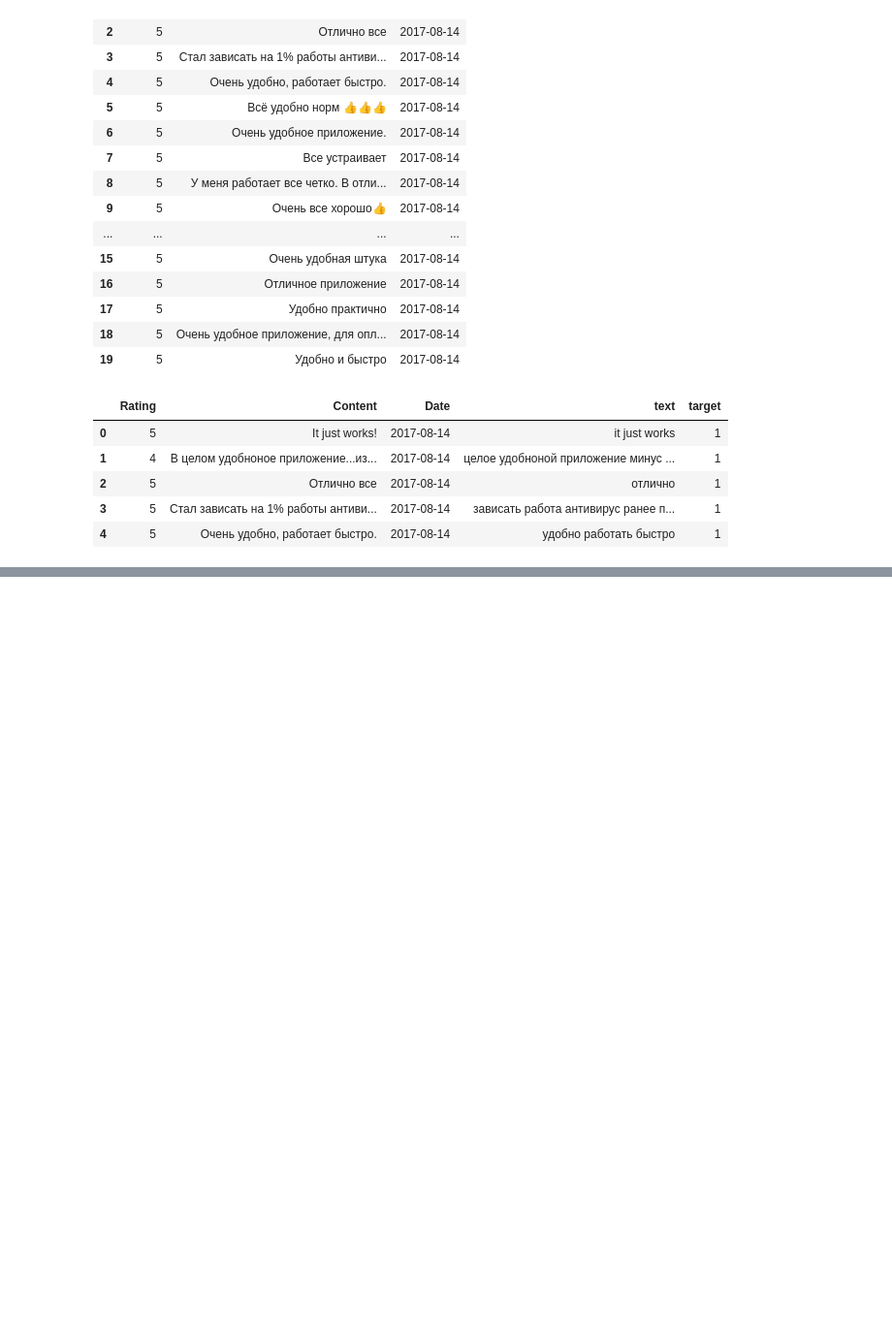
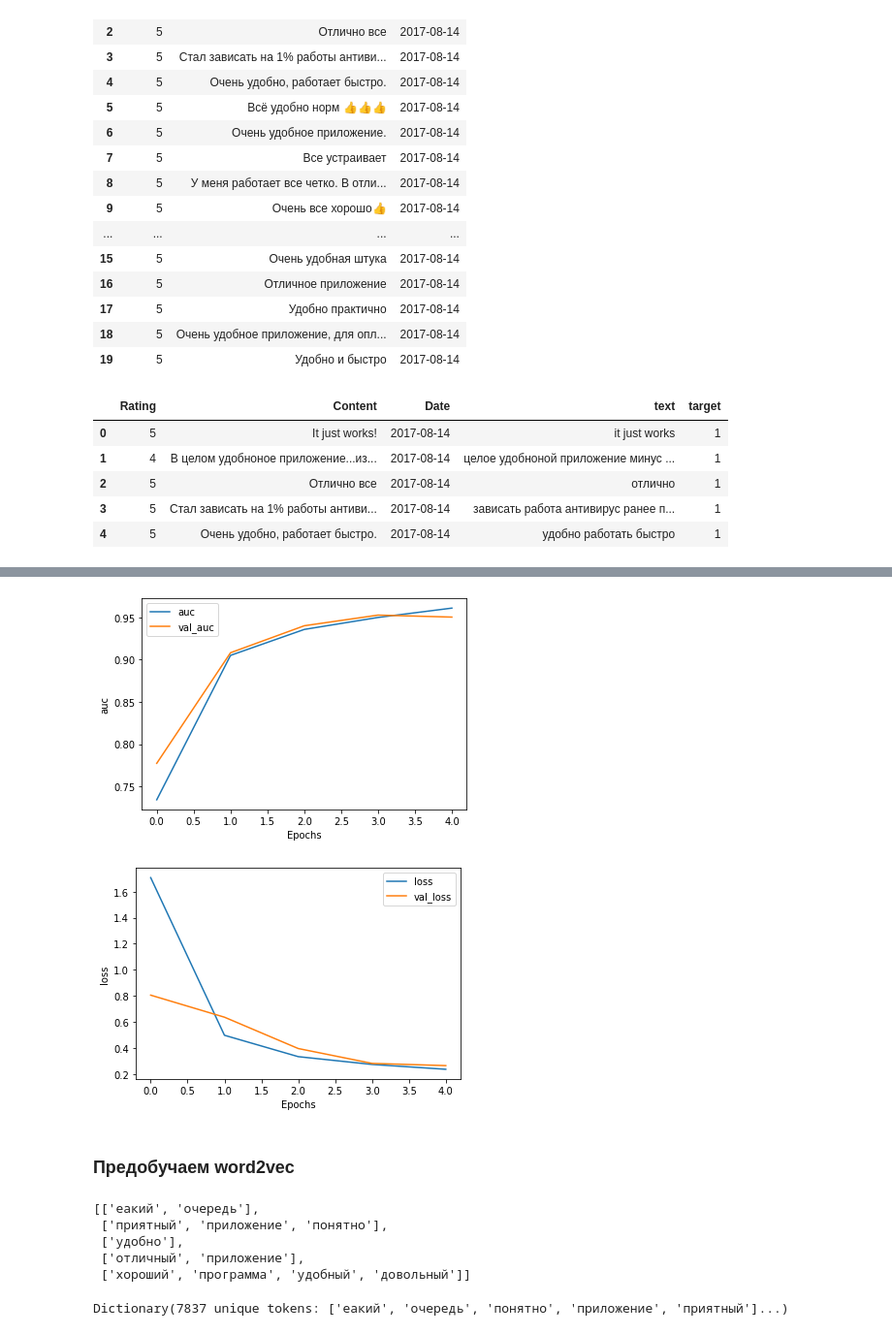
Before and after one commit to annulet/NLP, a Jupyter notebook: hw_5.ipynb, the cells around one changed output, grey strips where cells are left out. Shown at 97% size. Drawn from its saved outputs; the diff is of its cells as text; code cells hidden in the pictures; blank space fills up the shorter version.

```diff
--- a/hw_5.ipynb
+++ b/hw_5.ipynb
@@ -113,7 +126,7 @@ X_val = tokenizer.texts_to_sequences(X_val)
 X_val = pad_sequences(X_val, padding='post')
 # %%
 BUFFER_SIZE = X_train.shape[0]
-BATCH_SIZE = 64
+BATCH_SIZE = 128
 
 train_dataset = tf.data.Dataset.from_tensor_slices((X_train, y_train))
 train_dataset = train_dataset.shuffle(BUFFER_SIZE)
@@ -123,16 +136,23 @@ val_dataset = tf.data.Dataset.from_tensor_slices((X_val, y_val))
 val_dataset = val_dataset.padded_batch(BATCH_SIZE)
 # %%
 VOCAB_SIZE = len(word_index)+1
-EMBEDDING_DIM = 32
-WEIGHT_DECAY = 0.001
+EMBEDDING_DIM = 128
+WEIGHT_DECAY = 0.005
 wd = tf.keras.regularizers.l2(WEIGHT_DECAY)
 
 model = tf.keras.Sequential([
     tf.keras.layers.Embedding(VOCAB_SIZE, EMBEDDING_DIM),
+    tf.keras.layers.Dropout(0.5),
+    tf.keras.layers.Conv1D(128, 2, activation='relu', kernel_regularizer=wd),
+    tf.keras.layers.BatchNormalization(),
+    tf.keras.layers.Conv1D(128, 3, activation='relu', kernel_regularizer=wd),
+    tf.keras.layers.Conv1D(128, 4, activation='relu', kernel_regularizer=wd),
     tf.keras.layers.Conv1D(128, 5, activation='relu', kernel_regularizer=wd),
-    tf.keras.layers.GlobalAveragePooling1D(),
-    tf.keras.layers.Dense(32, activation='relu'),
-    tf.keras.layers.Dropout(0.5),
+    tf.keras.layers.GlobalMaxPooling1D(),
+    tf.keras.layers.Dense(32, activation='relu', kernel_regularizer=wd),
+    tf.keras.layers.Dropout(0.6),
+    tf.keras.layers.Dense(32, activation='relu', kernel_regularizer=wd),
+    tf.keras.layers.Dropout(0.6),
     tf.keras.layers.Dense(1, activation='sigmoid')
 ])
 
@@ -161,9 +178,10 @@ _________________________________________________________________
 # %%
 %%time
-num_epochs = 15
+num_epochs = 5
 model.compile(optimizer='adam',
               loss='binary_crossentropy',
-              metrics=['accuracy'])
+              metrics=[tf.keras.metrics.AUC()])
+
 
 history = model.fit(
     train_dataset,
@@ -189,0 +202,17 @@ Wall time: 29.6 s
+# %%
+def plot_graphs(history, string):
+    plt.plot(history.history[string])
+    plt.plot(history.history['val_'+string])
+    plt.xlabel("Epochs")
+    plt.ylabel(string)
+    plt.legend([string, 'val_'+string])
+    plt.show()
+
+
+plot_graphs(history, "auc")
+plot_graphs(history, "loss")
+# %% [output]
+[figure, added]
+[figure, added]
+# %% [markdown]
+### Предобучаем word2vec
@@ -189,0 +227,16 @@ Wall time: 29.6 s
+# %%
+docs = X_train.tolist()
+text_corpus = [[word for word in document.split()] for document in docs]
+text_corpus[:5]
+# %% [output]
+[['еакий', 'очередь'],
+ ['приятный', 'приложение', 'понятно'],
+ ['удобно'],
+ ['отличный', 'приложение'],
+ ['хороший', 'программа', 'удобный', 'довольный']]
+# %%
+# Create a dictionary representation of the documents.
+dictionary = Dictionary(text_corpus)
+print(dictionary)
+# %% [output]
+Dictionary(7837 unique tokens: ['еакий', 'очередь', 'понятно', 'приложение', 'приятный']...)
```
Also changed, not shown: parts of 20 cells of this notebook.
